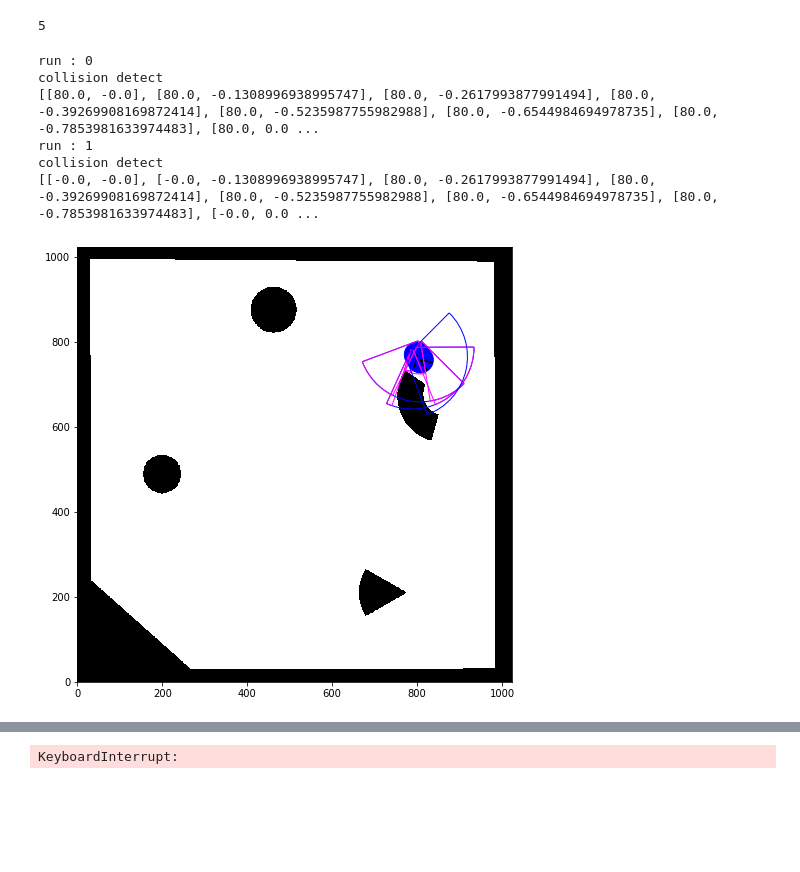
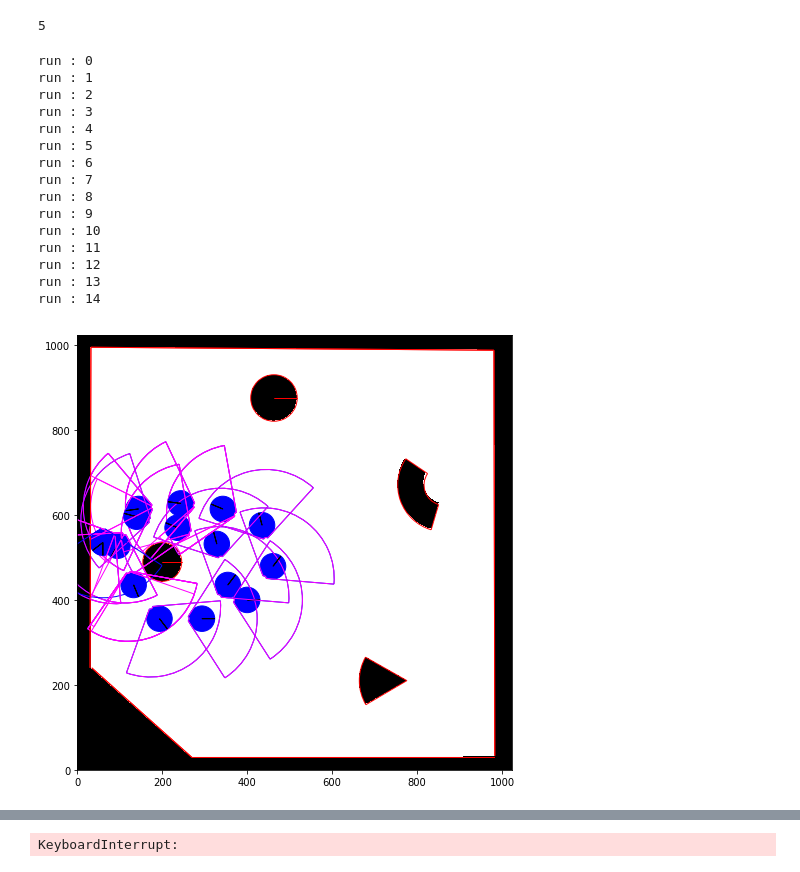
Before and after one commit to KshitijBhat/interval-analysis-method, a Jupyter notebook: Arena/motion.ipynb, the cells around one changed output, grey strips where cells are left out. Cells and saved outputs as stored; diff of their text form; code cells hidden in the pictures; blank space fills up the shorter version.

```diff
--- a/Arena/motion.ipynb
+++ b/Arena/motion.ipynb
@@ -460,8 +468,11 @@ def complement(I,J):
 # %%
+
 #robot = Robot(680,600,0,80,0,1.57,0)
-# robot = Robot(680,600,0,80,0,1,0)
-#robot = Robot(400,400,0,80,0,1,0)
-robot = Robot(800,770,4.5,80,0,1,0)
+#robot = Robot(800,800,0.5,100,0,1,0)
+#robot = Robot(320,900,0,80,0,1,0)
+#robot = Robot(900,800,4.2,100,0,1,0)
+#robot = Robot(800,770,4.5,80,0,1,0)
+robot = Robot(400,400,0,100,0,1,0)
 robot.set_environment(obstacles)
 
 
@@ -470,43 +481,77 @@ ax. set_aspect('equal')
 ax.set_xlim([0, 1024])
 ax.set_ylim([0, 1024])
 ax.imshow(arena,cmap = plt.cm.gray_r,origin = 'lower')
+for obstacle in obstacles:
+#     obsa = obstacle
+#     I = robot.interval
+#     I.interval_analysis(obsa,5,5).draw(ax,"magenta")
+    obstacle.draw(ax,'red')
+#     del obsa
+#     del I
 robot.plot(ax)
 robot.plot_interval(ax)
-for i in range(2):
+
+# print(robot.interval.gamma2)
+# print(obstacles[1].gamma2)
+# print(arc_arc(obstacles[1].gamma2,robot.interval.gamma2))
+# # inters = intersection(robot.interval.gamma2.circle,obstacles[1].gamma2.circle)
+# # for inter in inters:
+# #     print(robot.interval.gamma2.encloses(inter))
+# #     print(obstacles[1].gamma2.encloses(inter))
+
+for i in range(15):
     print("run :",i)
+
     pose = robot.next_bot(ax)
+
     pose.plot(ax)
     pose.plot_interval(ax)
+    robot = pose
+
+
 #     for I in pose.Is:
 #         I.draw(ax,'green')
-    robot = pose
+
+
+# robot.collision_detection()
+
+
 # pose1 = pose.next_bot()
 # pose1.plot(ax)
 # pose1.plot_interval(ax)
 # pose1 = pose1.next_bot()
 # pose1.plot(ax)
 # pose1.plot_interval(ax)
 
 # i = 0
 # traj = []
 # for pose in robot:
 #     i+=1
 #     for obstacle in obstacles:
 #         obstacle.draw(ax,'red')
 #     traj.append((pose.x_bot,pose.y_bot))
 #     pose.plot(ax)
 #     pose.plot_interval(ax)
 #     del pose
 #     if i == 4:
 #         break
 
 # path = np.array(traj).T
 # ax.plot(path[0],path[1],'y-')
 # %% [output]
 run : 0
-collision detect
-[[80.0, -0.0], [80.0, -0.1308996938995747], [80.0, -0.2617993877991494], [80.0, -0.39269908169872414], [80.0, -0.5235987755982988], [80.0, -0.6544984694978735], [80.0, -0.7853981633974483], [80.0, 0.0 ...
 run : 1
-collision detect
-[[-0.0, -0.0], [-0.0, -0.1308996938995747], [80.0, -0.2617993877991494], [80.0, -0.39269908169872414], [80.0, -0.5235987755982988], [80.0, -0.6544984694978735], [80.0, -0.7853981633974483], [-0.0, 0.0 ...
+run : 2
+run : 3
+run : 4
+run : 5
+run : 6
+run : 7
+run : 8
+run : 9
+run : 10
+run : 11
+run : 12
+run : 13
+run : 14
-[figure, old version]
+[figure, new version]
```
Also changed, not shown: parts of 4 cells of this notebook, 1 other file.
